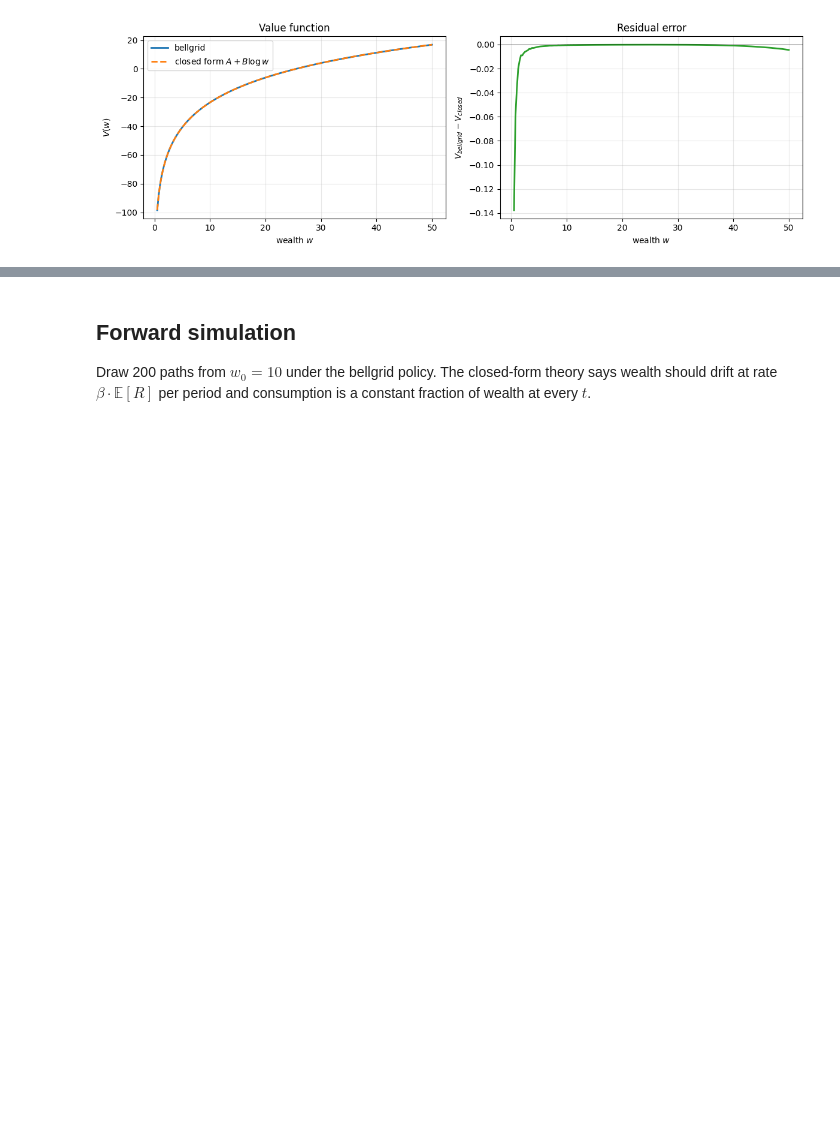
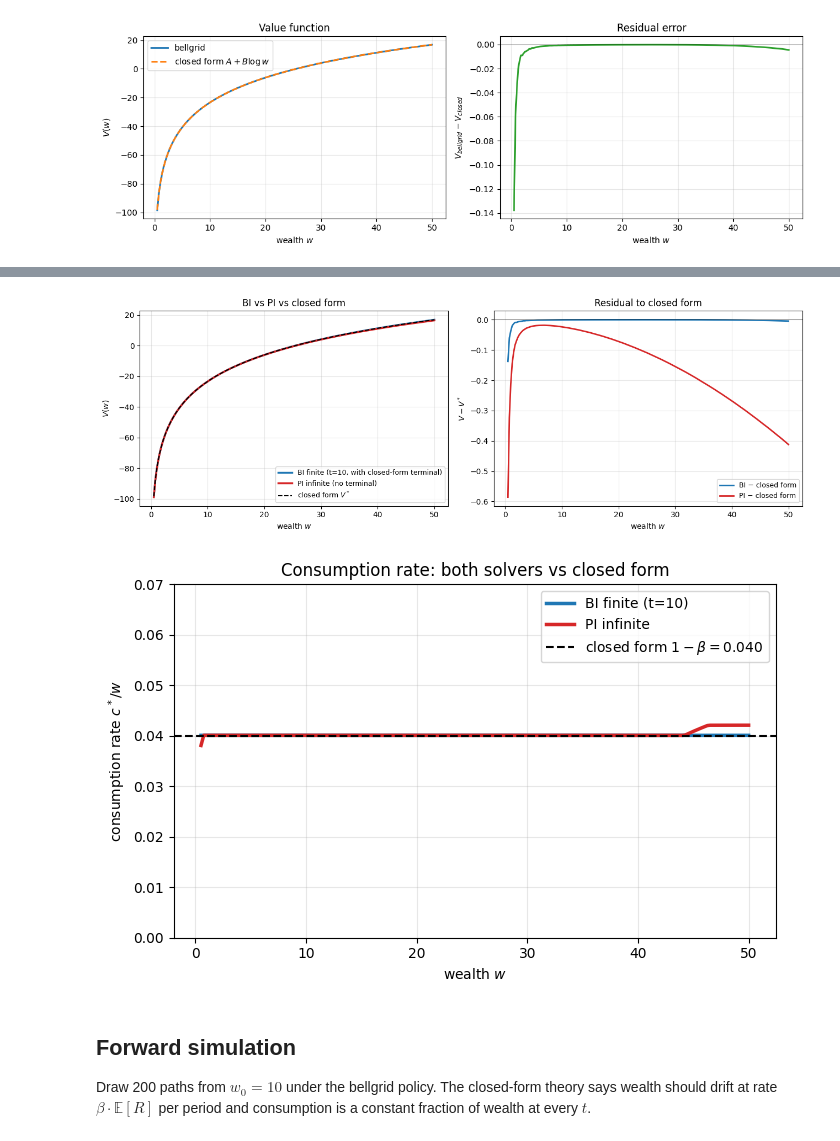
Before and after one commit to tbb300/bellgrid, a Jupyter notebook: examples/01_merton/merton.ipynb, the cells around one changed output, grey strips where cells are left out. Cells and saved outputs as stored; diff of their text form; code cells hidden in the pictures; blank space fills up the shorter version.

```diff
--- a/examples/01_merton/merton.ipynb
+++ b/examples/01_merton/merton.ipynb
@@ -161,3 +178,70 @@ plt.show()
+# %%
+problem_inf = Problem(
+    states=problem.states,
+    actions=problem.actions,
+    transition=transition,
+    reward=reward,
+    shocks=problem.shocks,
+    horizon=None,
+    discount=beta,
+    # no terminal_reward: V_0 = 0
+)
+
+policy_inf, value_inf = solve(
+    problem_inf,
+    state_grid={"wealth": WarpedGrid(n=128)},
+    action_grid={"consume": RegularGrid(n=500)},
+    solver=PolicyIteration(n_quad=7, tol=1e-7),
+)
+
+v_inf = value_inf({"wealth": w_query}, t=None).numpy()
+rate_inf = (policy_inf({"wealth": w_query}, t=None)["consume"] / w_query).numpy()
+
+fig, (ax1, ax2) = plt.subplots(1, 2, figsize=(13, 4.5))
+ax1.plot(w_query.numpy(), v_bellgrid, lw=2.5, color="C0",
+         label=f"BI finite (t={T // 2}, with closed-form terminal)")
+ax1.plot(w_query.numpy(), v_inf, lw=2.5, color="C3",
+         label="PI infinite (no terminal)")
+ax1.plot(w_query.numpy(), v_closed, ls="--", color="black", lw=1.5,
+         label="closed form $V^*$")
+ax1.set_xlabel("wealth $w$")
+ax1.set_ylabel("$V(w)$")
+ax1.set_title("BI vs PI vs closed form")
+ax1.legend(fontsize=9)
+ax1.grid(alpha=0.3)
+
+ax2.plot(w_query.numpy(), v_bellgrid - v_closed, lw=2, color="C0",
+         label="BI − closed form")
+ax2.plot(w_query.numpy(), v_inf - v_closed, lw=2, color="C3",
+         label="PI − closed form")
+ax2.axhline(0.0, color="black", lw=0.5)
+ax2.set_xlabel("wealth $w$")
+ax2.set_ylabel("$V - V^*$")
+ax2.set_title("Residual to closed form")
+ax2.legend(fontsize=9)
+ax2.grid(alpha=0.3)
+plt.tight_layout()
+plt.show()
+
+# Consumption rates side-by-side
+fig, ax = plt.subplots(figsize=(7, 4.5))
+ax.plot(w_query.numpy(), rate_bellgrid, lw=2.5, color="C0",
+        label=f"BI finite (t={T // 2})")
+ax.plot(w_query.numpy(), rate_inf, lw=2.5, color="C3",
+        label="PI infinite")
+ax.axhline(expected_rate, color="black", ls="--", lw=1.5,
+           label=f"closed form $1-\\beta = {expected_rate:.3f}$")
+ax.set_xlabel("wealth $w$")
+ax.set_ylabel("consumption rate $c^* / w$")
+ax.set_title("Consumption rate: both solvers vs closed form")
+ax.set_ylim(0.0, 0.07)
+ax.legend()
+ax.grid(alpha=0.3)
+plt.tight_layout()
+plt.show()
+# %% [output]
+[figure, added]
+[figure, added]
 # %% [markdown]
 ## Forward simulation
 
```
Also changed, not shown: parts of 4 cells of this notebook, 2 other files.
